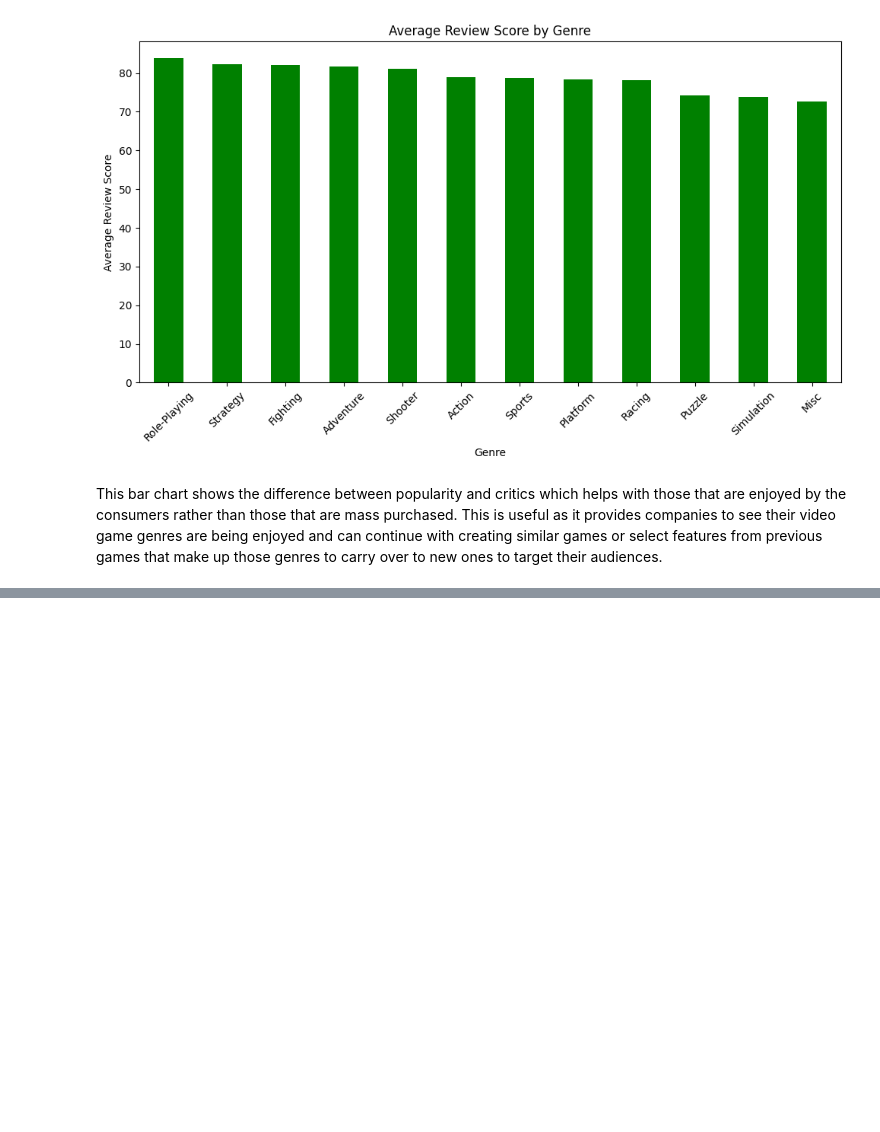
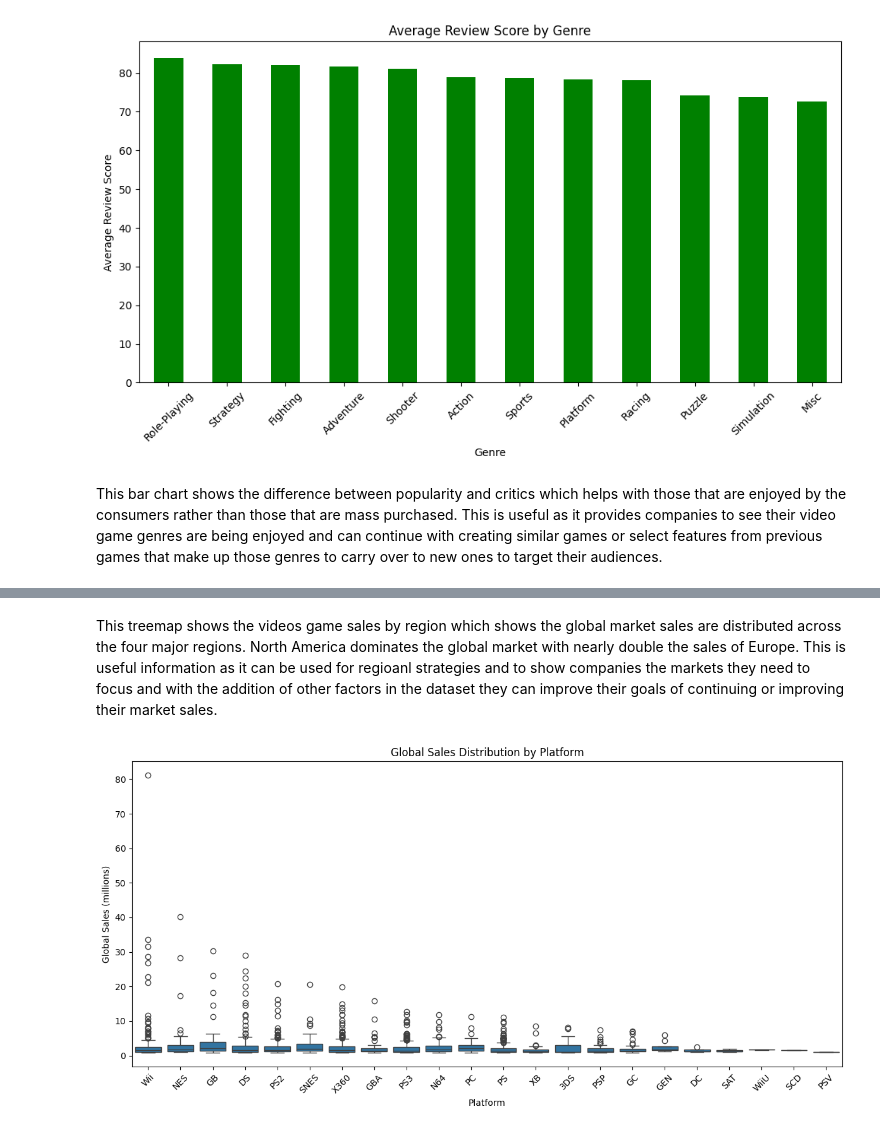
Before and after one commit to MichaelJDB/Video-Game-Sales-Analysis, a Jupyter notebook: jupyter_notebooks/EDA.ipynb, the cells around one changed output, grey strips where cells are left out. Cells and saved outputs as stored; diff of their text form; code cells hidden in the pictures; blank space fills up the shorter version.

```diff
--- a/jupyter_notebooks/EDA.ipynb
+++ b/jupyter_notebooks/EDA.ipynb
@@ -107,0 +127,19 @@ This bar chart shows the difference between popularity and critics which helps w
+# %% [markdown]
+This treemap shows the videos game sales by region which shows the global market sales are distributed across the four major regions. North America dominates the global market with nearly double the sales of Europe. This is useful information as it can be used for regioanl strategies and to show companies the markets they need to focus and with the addition of other factors in the dataset they can improve their goals of continuing or improving their market sales.
+# %%
+import seaborn as sns
+
+#Load the dataset
+data = pd.read_csv('Data/vgsales_cleaned.csv')
+
+#Create boxplot
+plt.figure(figsize=(12, 6))
+sns.boxplot(x='Platform', y='Global', data=data)
+plt.title('Global Sales Distribution by Platform')
+plt.xlabel('Platform')
+plt.ylabel('Global Sales (millions)')
+plt.xticks(rotation=45)
+plt.tight_layout()
+plt.show()
+# %% [output]
+[figure, added]
```
Also changed, not shown: parts of 8 cells of this notebook.
